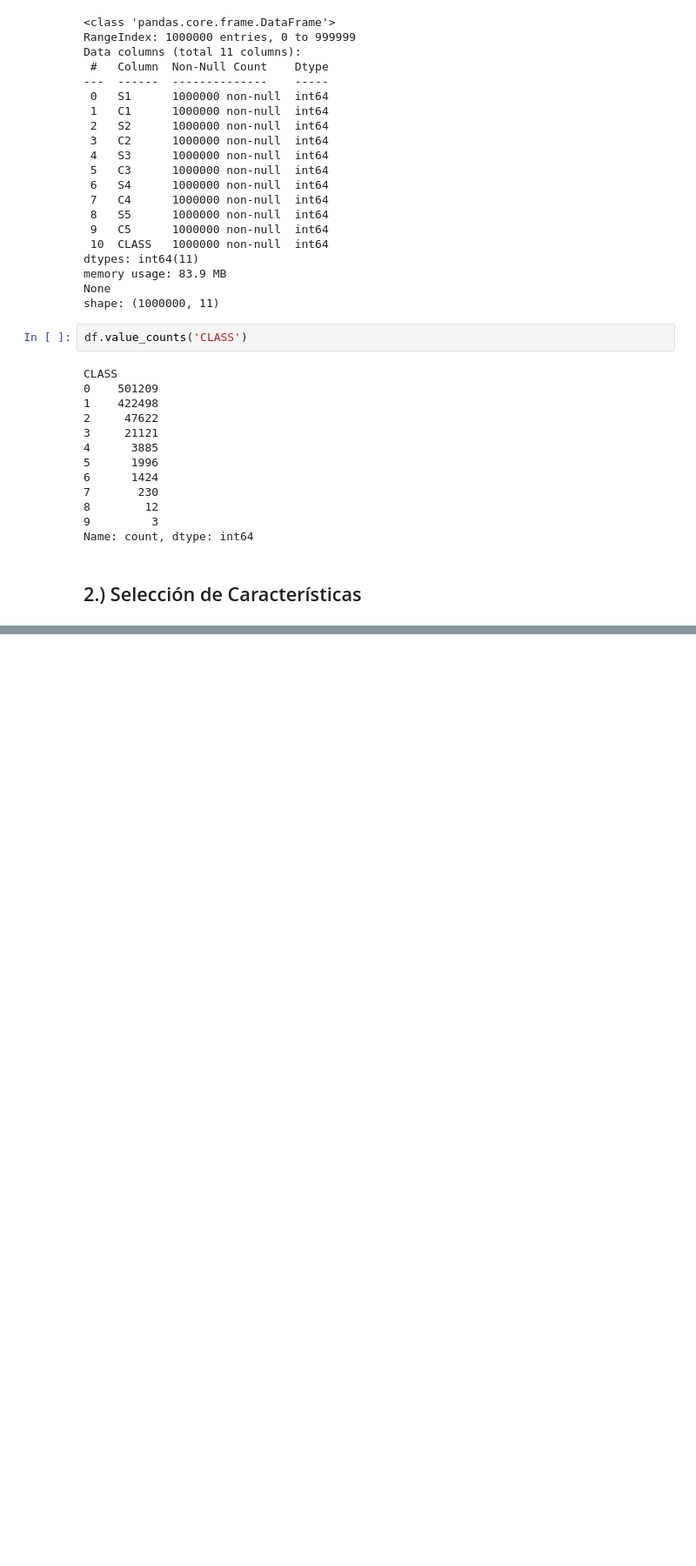
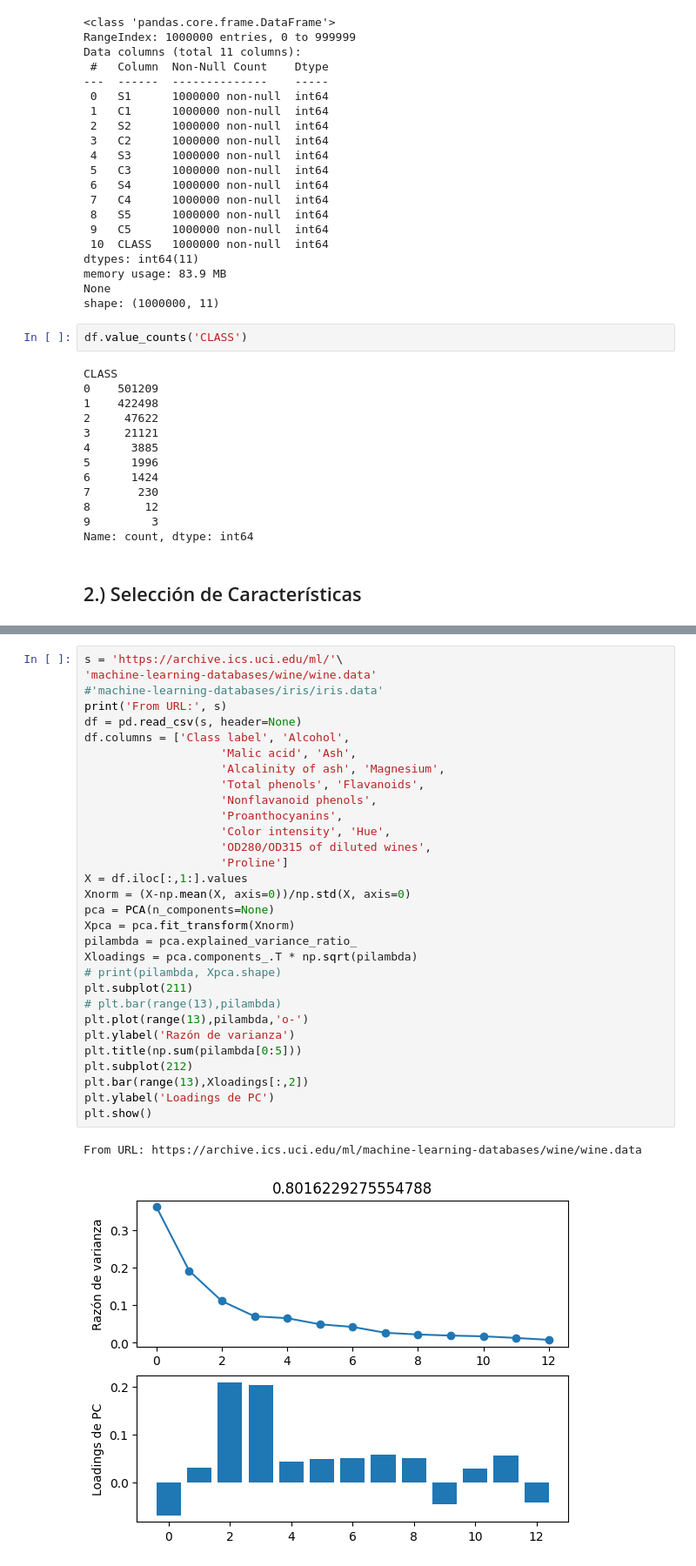
Before and after one commit to tsbedoya/ELE-Machine-Learning, a Jupyter notebook: repo/PokerHand.ipynb, the cells around one changed output, grey strips where cells are left out. Shown at 87% size. Saved outputs shown, nothing was run; the diff lists cells and outputs as text; blank space fills up the shorter version.

```diff
--- a/repo/PokerHand.ipynb
+++ b/repo/PokerHand.ipynb
@@ -97,0 +135,34 @@ correlation_matrix(df, 10)
+# %%
+s = 'https://archive.ics.uci.edu/ml/'\
+'machine-learning-databases/wine/wine.data'
+#'machine-learning-databases/iris/iris.data'
+print('From URL:', s)
+df = pd.read_csv(s, header=None)
+df.columns = ['Class label', 'Alcohol',
+					'Malic acid', 'Ash',
+					'Alcalinity of ash', 'Magnesium',
+					'Total phenols', 'Flavanoids',
+					'Nonflavanoid phenols',
+					'Proanthocyanins',
+					'Color intensity', 'Hue',
+					'OD280/OD315 of diluted wines',
+					'Proline']
+X = df.iloc[:,1:].values
+Xnorm = (X-np.mean(X, axis=0))/np.std(X, axis=0)
+pca = PCA(n_components=None)
+Xpca = pca.fit_transform(Xnorm)
+pilambda = pca.explained_variance_ratio_
+Xloadings = pca.components_.T * np.sqrt(pilambda)
+# print(pilambda, Xpca.shape)
+plt.subplot(211)
+# plt.bar(range(13),pilambda)
+plt.plot(range(13),pilambda,'o-')
+plt.ylabel('Razón de varianza')
+plt.title(np.sum(pilambda[0:5]))
+plt.subplot(212)
+plt.bar(range(13),Xloadings[:,2])
+plt.ylabel('Loadings de PC')
+plt.show()
+# %% [output]
+From URL: https://archive.ics.uci.edu/ml/machine-learning-databases/wine/wine.data
+[figure, added]
```
Also changed, not shown: parts of 9 cells of this notebook.
